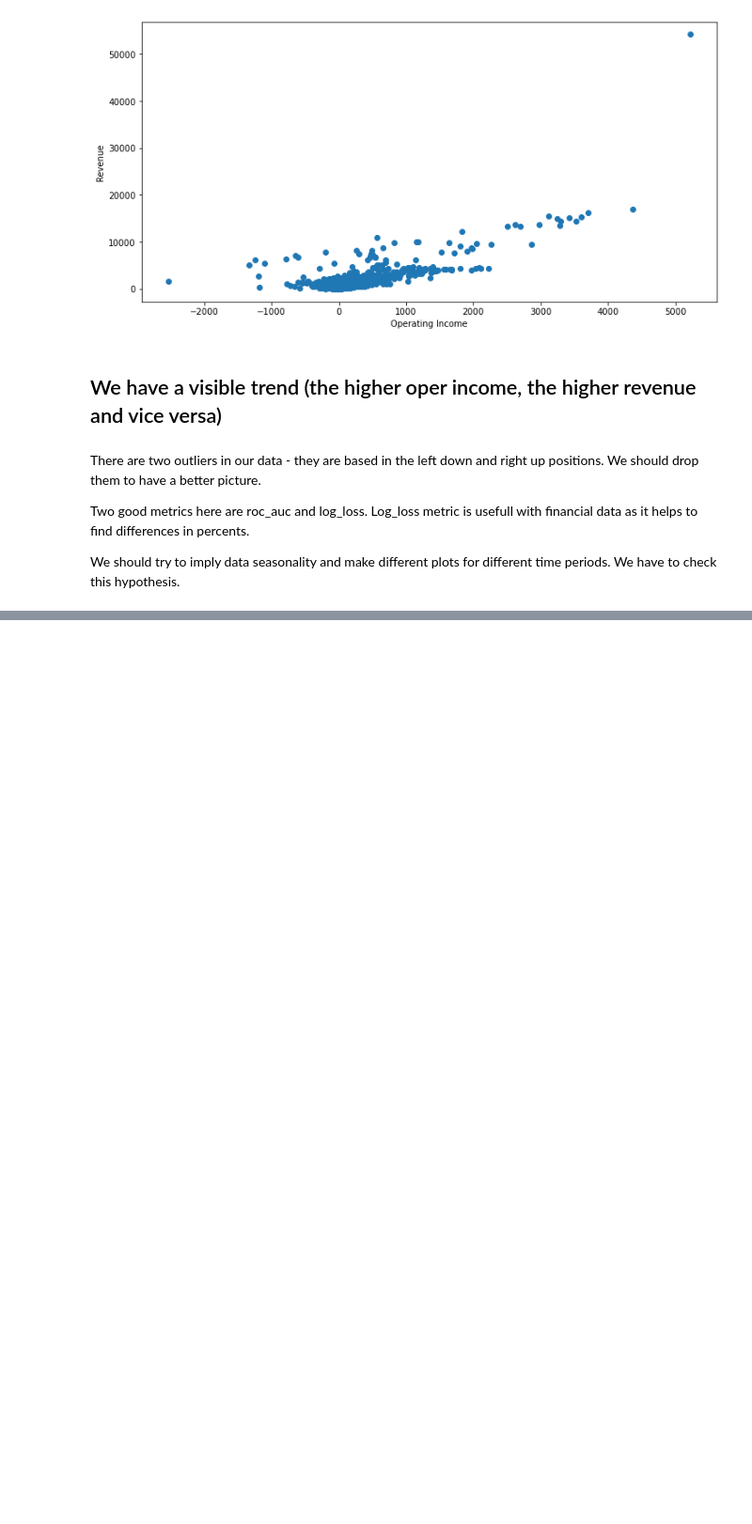
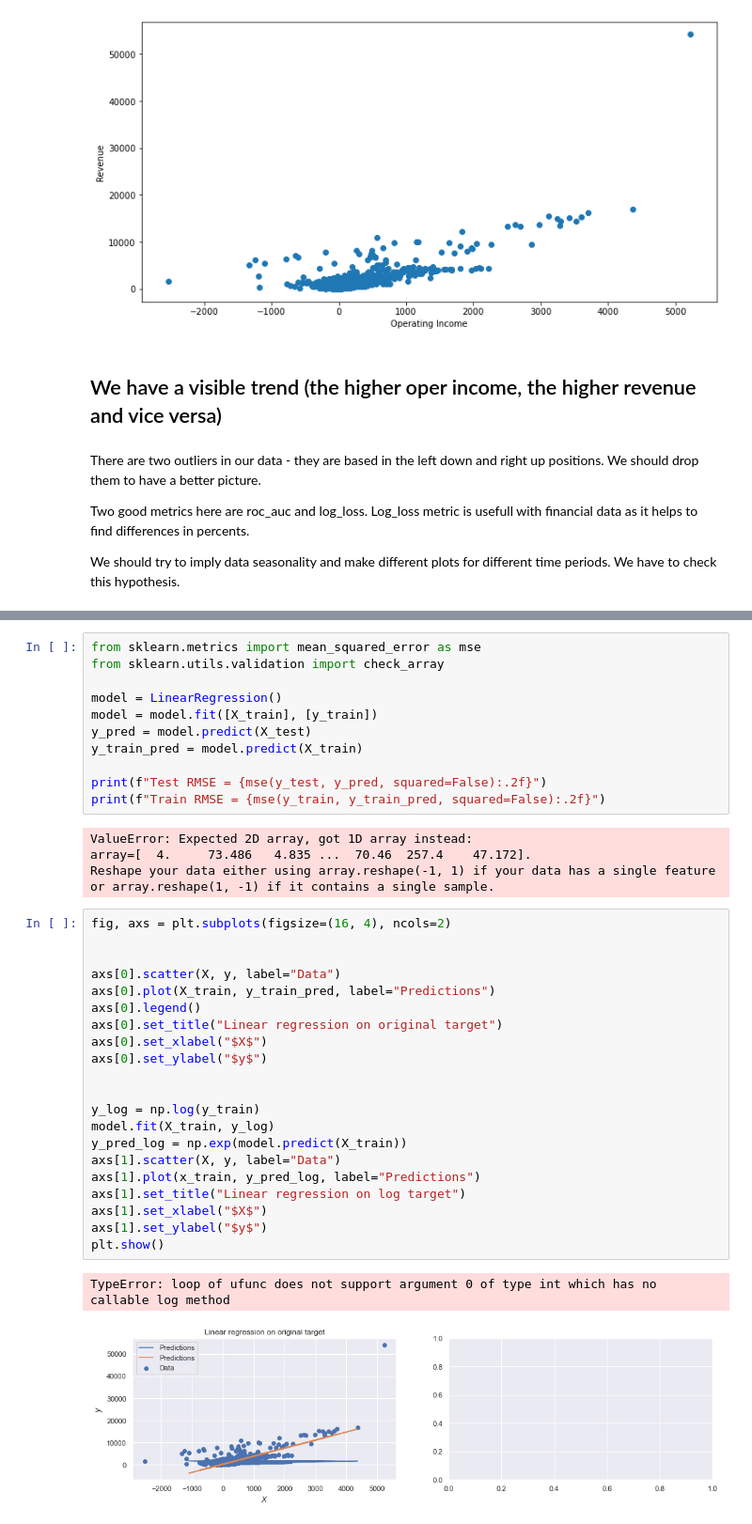
Before and after one commit to andandaks/oilreports, a Jupyter notebook: Oil analyze.ipynb, the cells around one changed output, grey strips where cells are left out. Shown: that part at 94% size. Cells and saved outputs as stored; diff of their text form; blank space fills up the shorter version.

```diff
--- a/Oil analyze.ipynb
+++ b/Oil analyze.ipynb
@@ -129,0 +178,39 @@ plt.show()
+# %%
+from sklearn.metrics import mean_squared_error as mse
+from sklearn.utils.validation import check_array
+
+model = LinearRegression()
+model = model.fit([X_train], [y_train])
+y_pred = model.predict(X_test)
+y_train_pred = model.predict(X_train)
+
+print(f"Test RMSE = {mse(y_test, y_pred, squared=False):.2f}")
+print(f"Train RMSE = {mse(y_train, y_train_pred, squared=False):.2f}")
+# %% [output]
+ValueError: Expected 2D array, got 1D array instead:
+array=[  4.     73.486   4.835 ...  70.46  257.4    47.172].
+Reshape your data either using array.reshape(-1, 1) if your data has a single feature or array.reshape(1, -1) if it contains a single sample.
+# %%
+fig, axs = plt.subplots(figsize=(16, 4), ncols=2)
+
+
+axs[0].scatter(X, y, label="Data")
+axs[0].plot(X_train, y_train_pred, label="Predictions")
+axs[0].legend()
+axs[0].set_title("Linear regression on original target")
+axs[0].set_xlabel("$X$")
+axs[0].set_ylabel("$y$")
+
+
+y_log = np.log(y_train)
+model.fit(X_train, y_log)
+y_pred_log = np.exp(model.predict(X_train))
+axs[1].scatter(X, y, label="Data")
+axs[1].plot(x_train, y_pred_log, label="Predictions")
+axs[1].set_title("Linear regression on log target")
+axs[1].set_xlabel("$X$")
+axs[1].set_ylabel("$y$")
+plt.show()
+# %% [output]
+TypeError: loop of ufunc does not support argument 0 of type int which has no callable log method
+[figure, added]
```
Also changed, not shown: parts of 8 cells of this notebook.
